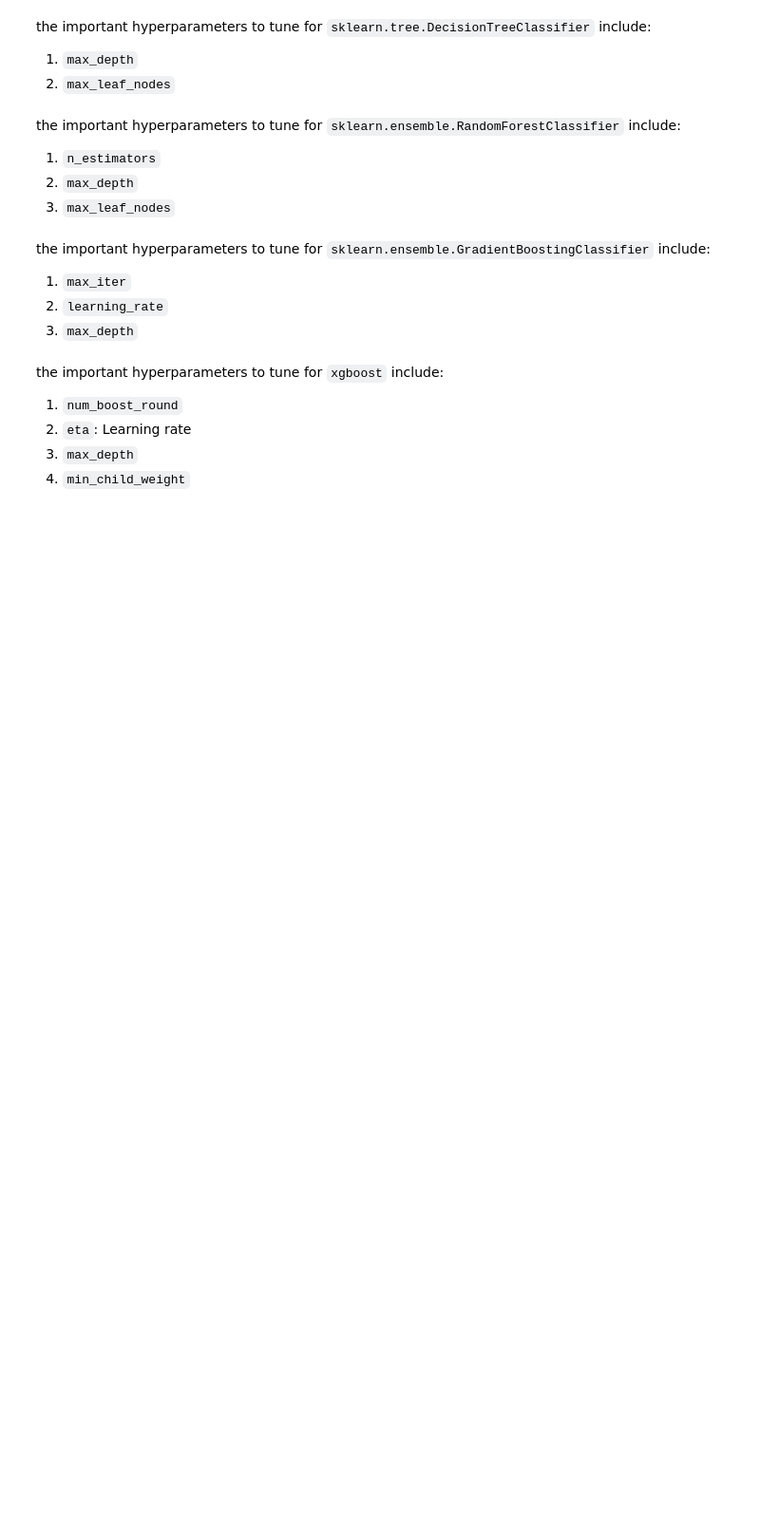
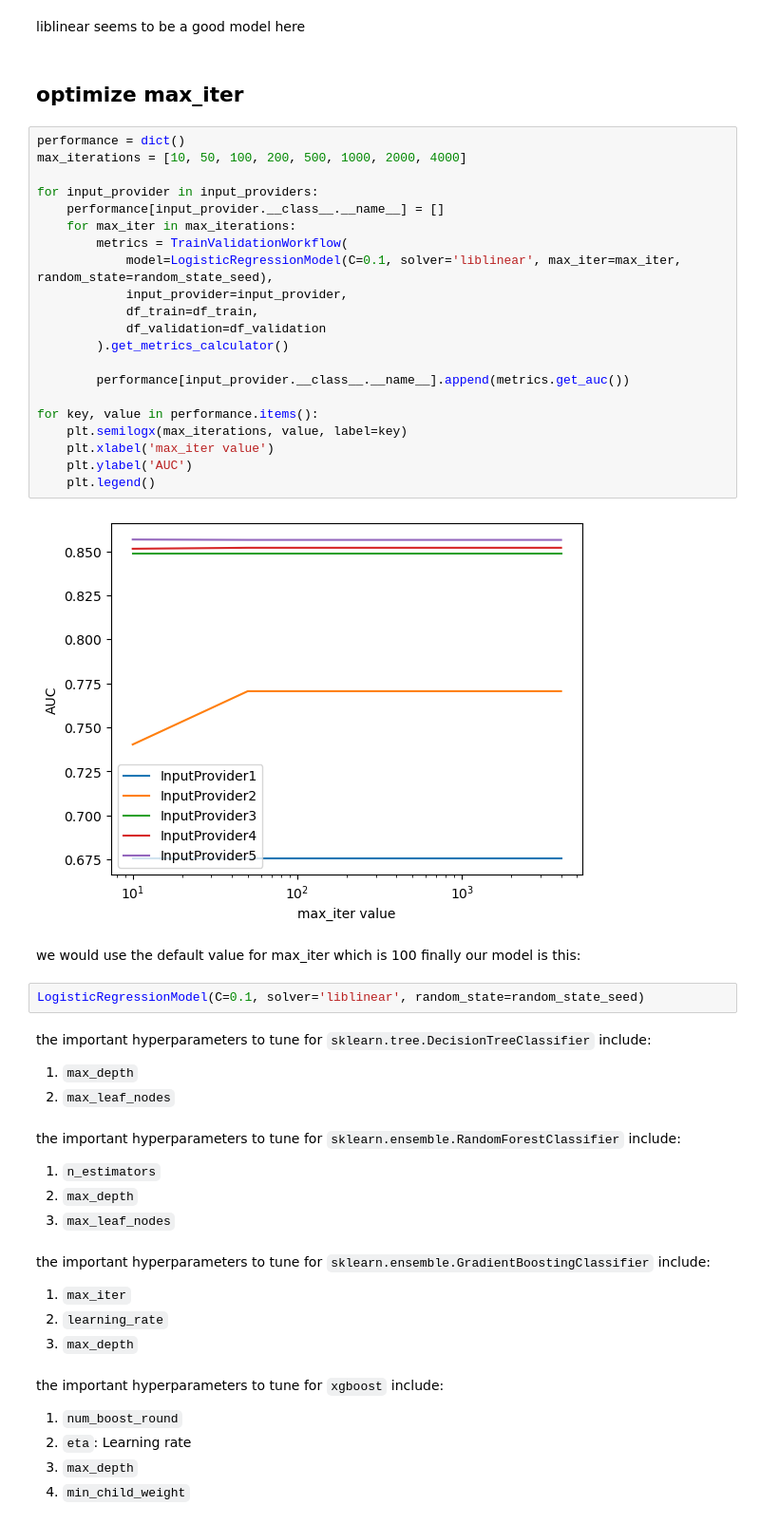
Before and after one commit to shayansm2/kaggle-playground, a Jupyter notebook: nlp-getting-started/hyper-parameter.ipynb, the cells around one changed output. Shown at 95% size. Cells and saved outputs as stored; diff of their text form; blank space fills up the shorter version.

```diff
--- a/nlp-getting-started/hyper-parameter.ipynb
+++ b/nlp-getting-started/hyper-parameter.ipynb
@@ -10,3 +106,35 @@ LogisticRegression()
+# %% [markdown]
+liblinear seems to be a good model here
+# %% [markdown]
+## optimize max_iter
+# %%
+performance = dict()
+max_iterations = [10, 50, 100, 200, 500, 1000, 2000, 4000]
+
+for input_provider in input_providers:
+    performance[input_provider.__class__.__name__] = []
+    for max_iter in max_iterations:
+        metrics = TrainValidationWorkflow(
+            model=LogisticRegressionModel(C=0.1, solver='liblinear', max_iter=max_iter, random_state=random_state_seed),
+            input_provider=input_provider,
+            df_train=df_train,
+            df_validation=df_validation
+        ).get_metrics_calculator()
+
+        performance[input_provider.__class__.__name__].append(metrics.get_auc())
+
+for key, value in performance.items():
+    plt.semilogx(max_iterations, value, label=key)
+    plt.xlabel('max_iter value')
+    plt.ylabel('AUC')
+    plt.legend()
+# %% [output]
+[figure, added]
+# %% [markdown]
+we would use the default value for max_iter which is 100
+finally our model is this:
+# %%
+LogisticRegressionModel(C=0.1, solver='liblinear', random_state=random_state_seed)
 # %% [markdown]
 the important hyperparameters to tune for `sklearn.tree.DecisionTreeClassifier` include:
 1. `max_depth`
```
Also changed, not shown: parts of 16 cells of this notebook.
